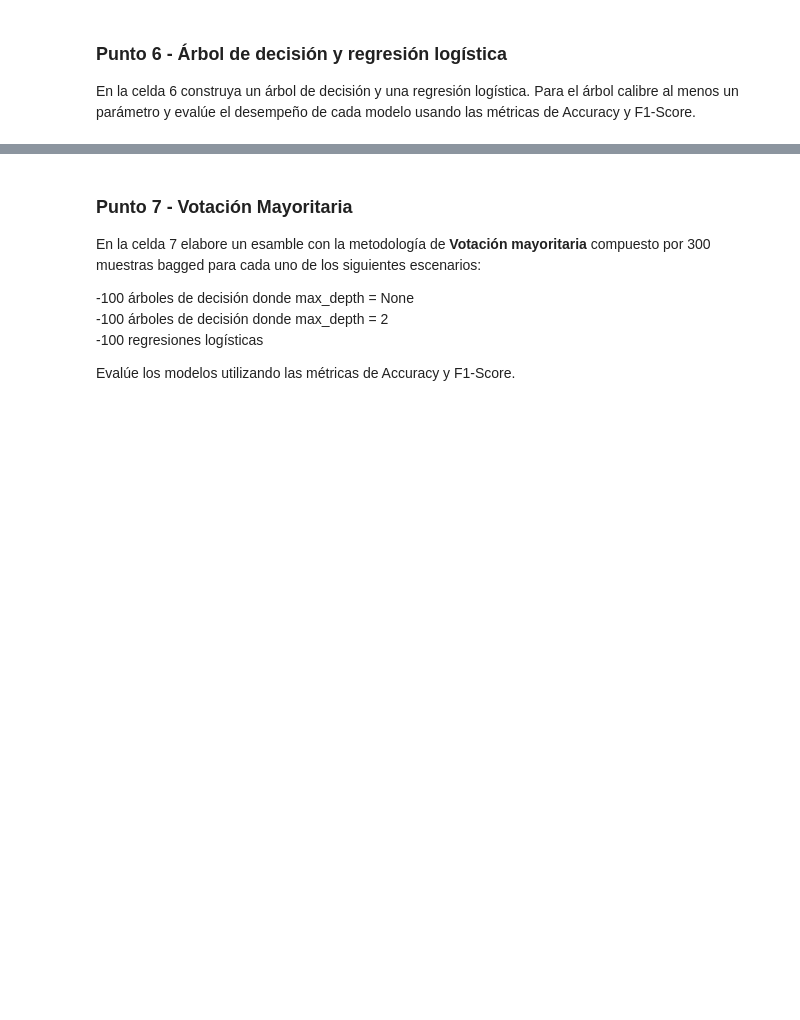
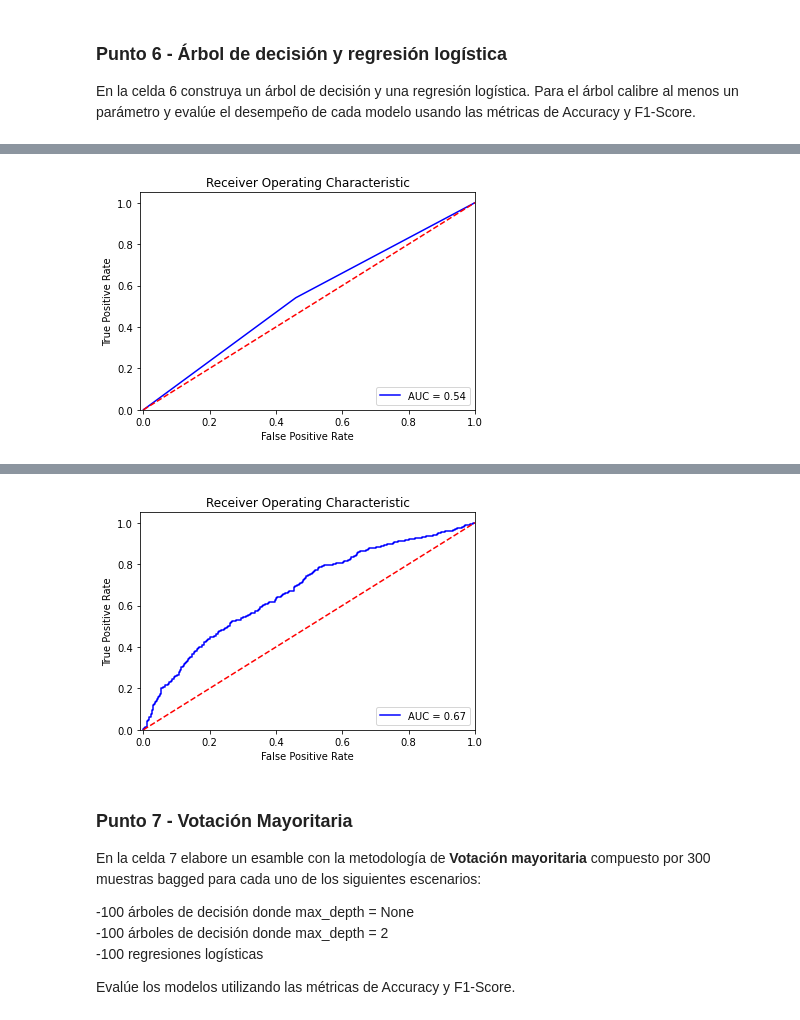
Before and after one commit to albahnsen/MIAD_ML_and_NLP, a Jupyter notebook: Semana 1/S1TC1_arboles_ensamblajes.ipynb, the cells around one changed output, grey strips where cells are left out. Drawn from its saved outputs; the diff is of its cells as text; code cells hidden in the pictures; blank space fills up the shorter version.

```diff
--- a/Semana 1/S1TC1_arboles_ensamblajes.ipynb
+++ b/Semana 1/S1TC1_arboles_ensamblajes.ipynb
@@ -91,0 +588,75 @@ En la celda 6 construya un árbol de decisión y una regresión logística. Para
+# %%
+# Celda 6
+
+# Arbol de decision
+# Definición del modelo usando DecisionTreeRegressor de sklearn
+treeclf = DecisionTreeClassifier(max_depth=None, random_state=123)
+treeclf.fit(X_train, y_train)
+
+prediccionestreeclf=treeclf.predict(X_test)
+prediccionesProbtreeclf=treeclf.predict_proba(X_test)
+
+# Matriz de prediccion correspondiente a la prediccion en test
+pred_matrix_treeclf=confusion_matrix(y_true=y_test, y_pred=prediccionestreeclf)
+print('La matriz de predicciones para el arbol de decision es: \n')
+print(pred_matrix_treeclf)
+
+# Precision: la precision de la prediccion test es:
+precisiontreeclf=precision_score(y_true=y_test, y_pred=prediccionestreeclf)
+print('Precision de la prediccion el arbol de decision es: \n', precisiontreeclf)
+
+# Metricas
+print('F1_Score: \n', metrics.f1_score(prediccionestreeclf, y_test), '\n Accuracy: \n',metrics.accuracy_score(prediccionestreeclf, y_test))
+
+# La curva ROC y AUC son:
+fpr, tpr, thresholds = metrics.roc_curve(y_test, prediccionesProbtreeclf[:,1], pos_label=1)
+AUCtreeclf=metrics.auc(fpr, tpr)
+
+plt.title('Receiver Operating Characteristic')
+plt.plot(fpr, tpr, 'b', label = 'AUC = %0.2f' % AUCtreeclf)
+plt.legend(loc = 'lower right')
+plt.plot([0, 1], [0, 1],'r--')
+plt.xlim([-0.01, 1])
+plt.ylim([0, 1.05])
+plt.ylabel('True Positive Rate')
+plt.xlabel('False Positive Rate')
+plt.show()
+
+
+
+# Regresion logistica
+
+RegLog= LogisticRegression(random_state=0,max_iter=10000)
+RegLog.fit(X_train,y_train)
+
+prediccionesRegLog=RegLog.predict(X_test)
+prediccionesProbRegLog=RegLog.predict_proba(X_test)
+
+
+# Matriz de prediccion correspondiente a la prediccion en test
+pred_matrix=confusion_matrix(y_true=y_test, y_pred=prediccionesRegLog)
+print('La matriz de predicciones para la regresion logistica es: \n')
+print(pred_matrix)
+
+
+# Precision: la precision de la prediccion test es:
+precisionRegLog=precision_score(y_true=y_test, y_pred=prediccionesRegLog)
+print('Precision de la prediccion la regresion logistica es: \n', precisionRegLog)
+
+# Metricas
+print('F1_Score: \n', metrics.f1_score(prediccionesRegLog, y_test), '\n Accuracy: \n',metrics.accuracy_score(prediccionesRegLog, y_test))
+
+# La curva ROC y AUC son:
+fpr, tpr, thresholds = metrics.roc_curve(y_test, prediccionesProbRegLog[:,1], pos_label=1)
+AUCRegLog=metrics.auc(fpr, tpr)
+
+plt.title('Receiver Operating Characteristic')
+plt.plot(fpr, tpr, 'b', label = 'AUC = %0.2f' % AUCRegLog)
+plt.legend(loc = 'lower right')
+plt.plot([0, 1], [0, 1],'r--')
+plt.xlim([-0.01, 1])
+plt.ylim([0, 1.05])
+plt.ylabel('True Positive Rate')
+plt.xlabel('False Positive Rate')
+plt.show()
+# %% [output]
@@ -91,0 +673 @@ En la celda 6 construya un árbol de decisión y una regresión logística. Para
+[figure, added]
@@ -92,3 +684,4 @@ En la celda 6 construya un árbol de decisión y una regresión logística. Para
+[figure, added]
 # %% [markdown]
 ### Punto 7 - Votación Mayoritaria
 En la celda 7 elabore un esamble con la metodología de **Votación mayoritaria** compuesto por 300 muestras bagged para cada uno de los siguientes escenarios:
```
Also changed, not shown: parts of 51 cells of this notebook, 3 other files.
